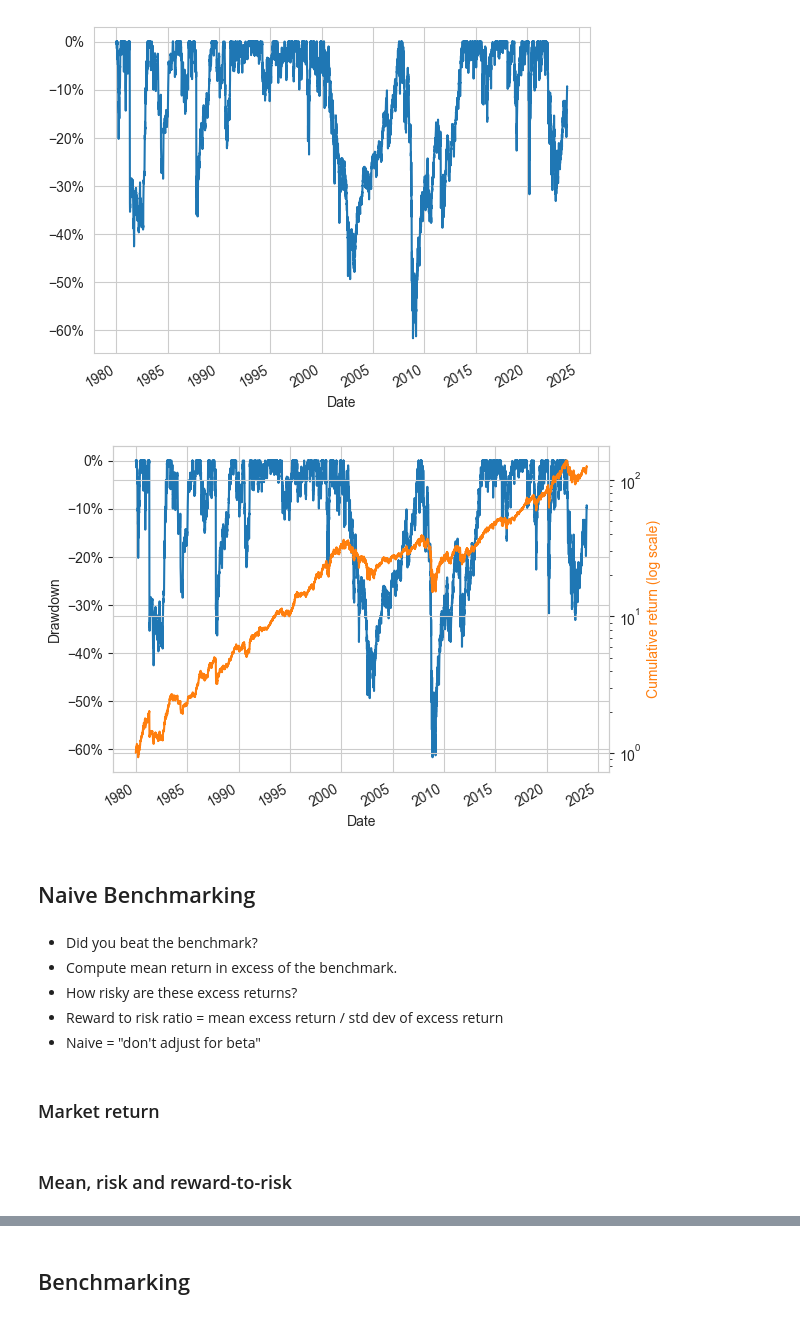
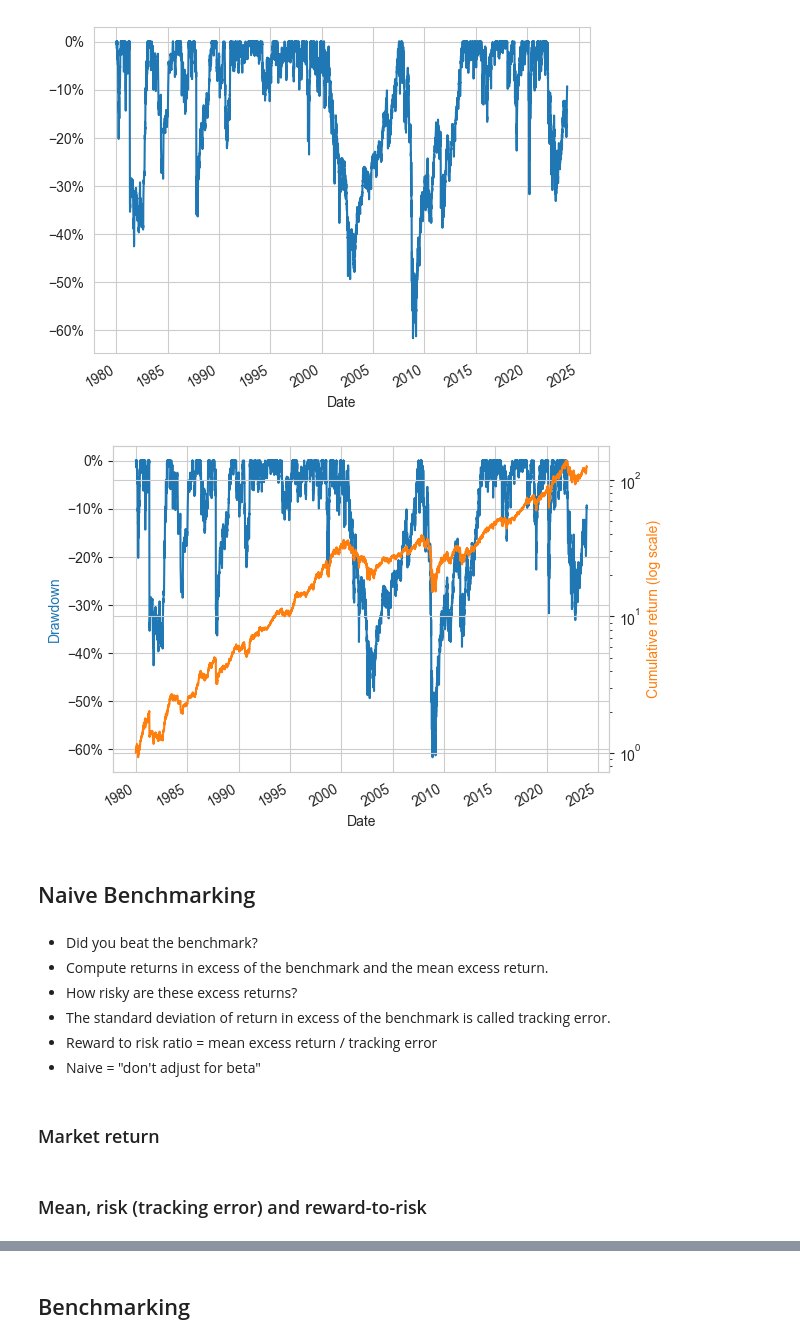
Before and after one commit to kerryback/MGMT638, a Jupyter notebook: notebooks/10-attribution.ipynb, the cells around one changed output, grey strips where cells are left out. Saved outputs shown, nothing was run; the diff lists cells and outputs as text; code cells hidden in the pictures.

```diff
--- a/notebooks/10-attribution.ipynb
+++ b/notebooks/10-attribution.ipynb
@@ -25,9 +25,11 @@
 # %%
 import yfinance as yf
-fmagx_price = yf.download("FMAGX", start=1970)["Adj Close"]
-fmagx_price_monthly = fmagx_price.resample("M").last()
-fmagx_price_monthly.index = fmagx_price_monthly.index.to_period("M")
-fmagx_return_monthly = fmagx_price_monthly.pct_change().dropna()
+
+ticker = "FMAGX"
+price = yf.download(ticker, start=1970)["Adj Close"]
+price_monthly = price.resample("M").last()
+price_monthly.index = price_monthly.index.to_period("M")
+return_monthly = price_monthly.pct_change().dropna()
 # %% [output]
 [*********************100%%**********************]  1 of 1 completed
 # %% [markdown]
@@ -65,8 +67,8 @@ sns.set_style("whitegrid")
 colors = sns.color_palette()
 # %%
 fig, ax = plt.subplots()
-fmagx_max = fmagx_price.expanding().max()
-drawdown = 100 * (fmagx_price - fmagx_max) / fmagx_max
+price_max = price.expanding().max()
+drawdown = 100 * (price - price_max) / price_max
 drawdown.plot(ax=ax)
 ax.yaxis.set_major_formatter(mtick.PercentFormatter())
 plt.show()
@@ -75,33 +77,34 @@ plt.show()
 # %%
 fig, ax1 = plt.subplots()
 
 ax2 = ax1.twinx()
 ax2.set_yscale("log")
 drawdown.plot(ax=ax1)
 
-cumulative_return = fmagx_price / fmagx_price.iloc[0]
+cumulative_return = price / price.iloc[0]
 cumulative_return.plot(ax=ax2, c=colors[1])
 
 ax1.set_xlabel('Date')
-ax1.set_ylabel('Drawdown')
+ax1.set_ylabel('Drawdown', color=colors[0])
 ax2.set_ylabel('Cumulative return (log scale)', color=colors[1])
 
 ax1.yaxis.set_major_formatter(mtick.PercentFormatter())
 plt.show()
 # %% [output]
-[figure, old version]
+[figure, new version]
 # %% [markdown]
 ## Naive Benchmarking
 # %% [markdown]
 - Did you beat the benchmark?
-- Compute mean return in excess of the benchmark.
+- Compute returns in excess of the benchmark and the mean excess return.
 - How risky are these excess returns?
-- Reward to risk ratio = mean excess return / std dev of excess return
+- The standard deviation of return in excess of the benchmark is called tracking error.
+- Reward to risk ratio = mean excess return / tracking error
 - Naive = "don't adjust for beta"
 # %% [markdown]
 ### Market return
 # %%
 mkt = fama_french["Mkt-RF"] + fama_french["RF"]
 # %% [markdown]
-### Mean, risk and reward-to-risk
+### Mean, risk (tracking error) and reward-to-risk
 # %%
```
Also changed, not shown: parts of 21 cells of this notebook, 2 other files.
